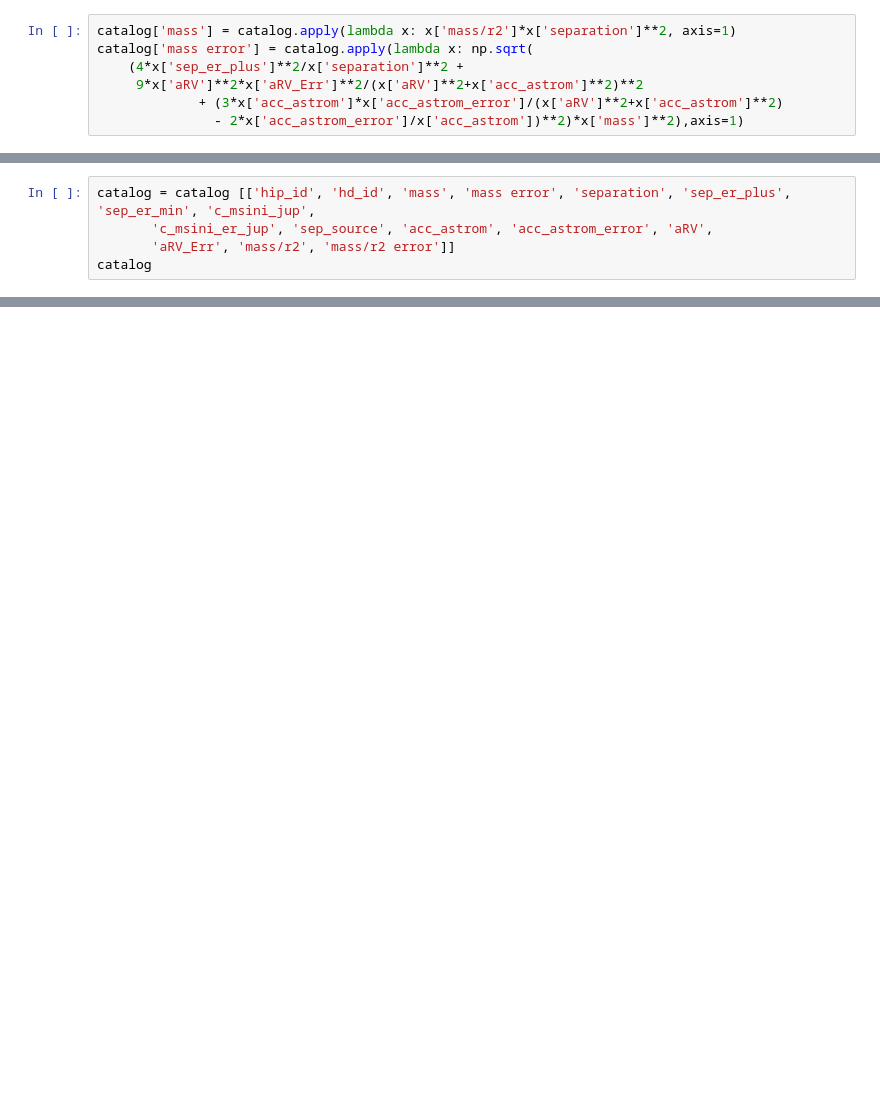
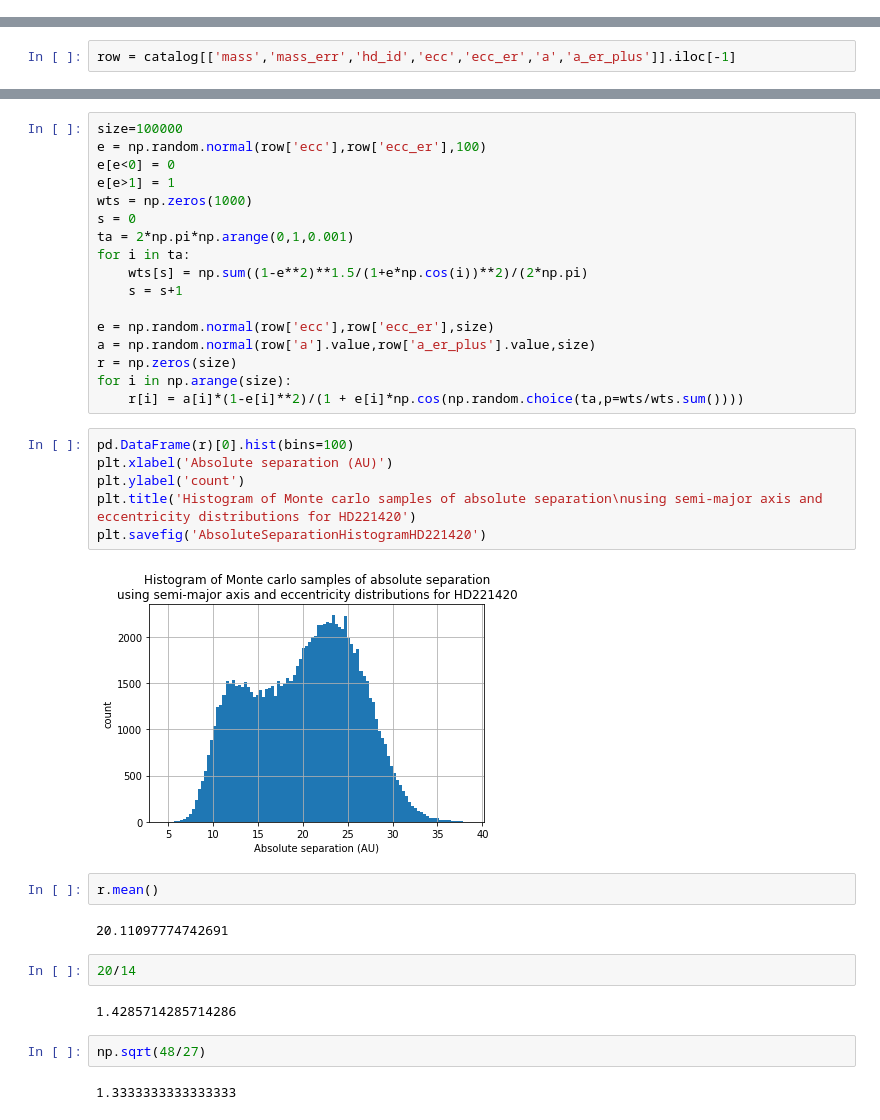
Before and after one commit to elena-mitra/Gaia_Mass_Project, a Jupyter notebook: Gaia masses.ipynb, the cells around one changed output, grey strips where cells are left out. Drawn from its saved outputs; the diff is of its cells as text; blank space fills up the shorter version.

```diff
--- a/Gaia masses.ipynb
+++ b/Gaia masses.ipynb
@@ -124,7 +238,0 @@ catalog['mass/r2 error'] = catalog.apply(lambda x: np.sqrt(
-# %%
-catalog['mass'] = catalog.apply(lambda x: x['mass/r2']*x['separation']**2, axis=1)
-catalog['mass error'] = catalog.apply(lambda x: np.sqrt(
-    (4*x['sep_er_plus']**2/x['separation']**2 +
-     9*x['aRV']**2*x['aRV_Err']**2/(x['aRV']**2+x['acc_astrom']**2)**2
-             + (3*x['acc_astrom']*x['acc_astrom_error']/(x['aRV']**2+x['acc_astrom']**2)
-               - 2*x['acc_astrom_error']/x['acc_astrom'])**2)*x['mass']**2),axis=1)
@@ -139,5 +238,0 @@ Index(['hip_id', 'hd_id', 'separation', 'sep_er_plus', 'sep_er_min',
-# %%
-catalog = catalog [['hip_id', 'hd_id', 'mass', 'mass error', 'separation', 'sep_er_plus', 'sep_er_min', 'c_msini_jup',
-       'c_msini_er_jup', 'sep_source', 'acc_astrom', 'acc_astrom_error', 'aRV',
-       'aRV_Err', 'mass/r2', 'mass/r2 error']]
-catalog
@@ -151,0 +256,2 @@ catalog
+# %%
+row = catalog[['mass','mass_err','hd_id','ecc','ecc_er','a','a_er_plus']].iloc[-1]
@@ -151,0 +273,37 @@ catalog
+# %%
+size=100000
+e = np.random.normal(row['ecc'],row['ecc_er'],100)
+e[e<0] = 0
+e[e>1] = 1
+wts = np.zeros(1000)
+s = 0
+ta = 2*np.pi*np.arange(0,1,0.001)
+for i in ta:
+    wts[s] = np.sum((1-e**2)**1.5/(1+e*np.cos(i))**2)/(2*np.pi)
+    s = s+1
+
+e = np.random.normal(row['ecc'],row['ecc_er'],size)
+a = np.random.normal(row['a'].value,row['a_er_plus'].value,size)
+r = np.zeros(size)
+for i in np.arange(size):
+    r[i] = a[i]*(1-e[i]**2)/(1 + e[i]*np.cos(np.random.choice(ta,p=wts/wts.sum())))
+# %%
+pd.DataFrame(r)[0].hist(bins=100)
+plt.xlabel('Absolute separation (AU)')
+plt.ylabel('count')
+plt.title('Histogram of Monte carlo samples of absolute separation\nusing semi-major axis and eccentricity distributions for HD221420')
+plt.savefig('AbsoluteSeparationHistogramHD221420')
+# %% [output]
+[figure, added]
+# %%
+r.mean()
+# %% [output]
+20.11097774742691
+# %%
+20/14
+# %% [output]
+1.4285714285714286
+# %%
+np.sqrt(48/27)
+# %% [output]
+1.3333333333333333
```
Also changed, not shown: parts of 23 cells of this notebook.
